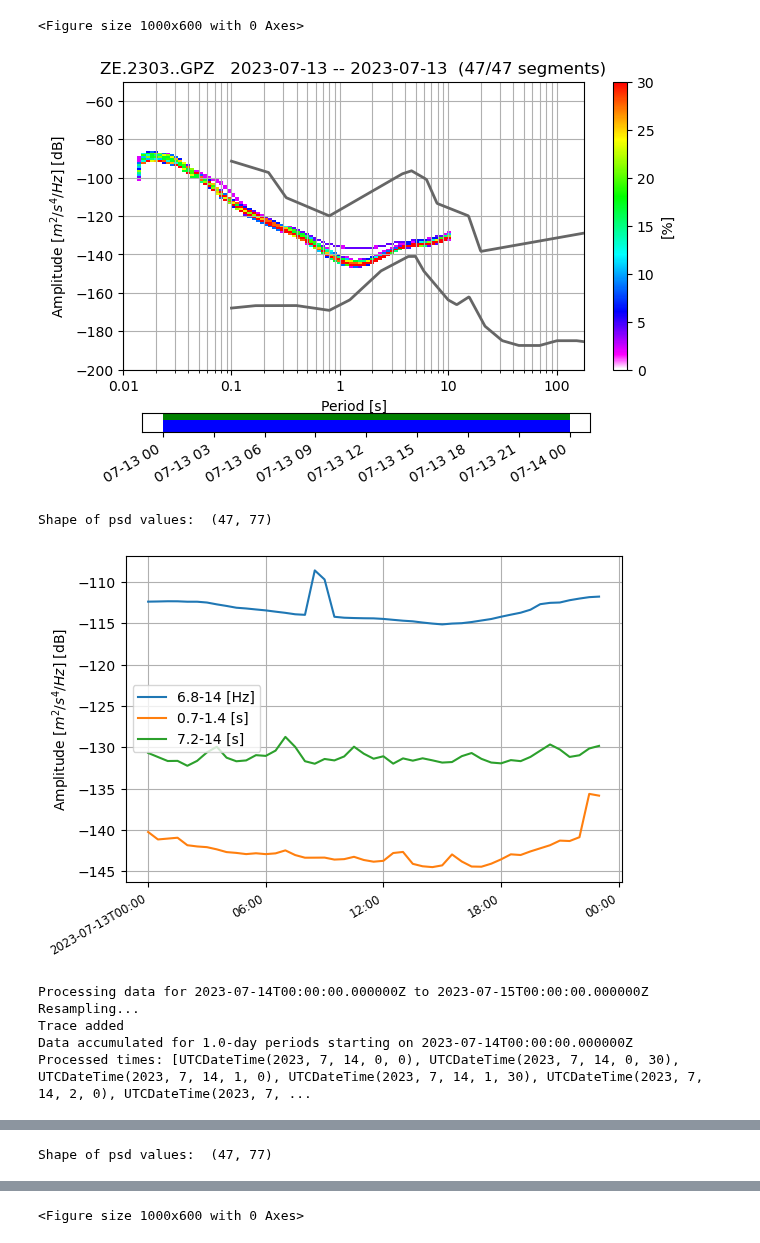
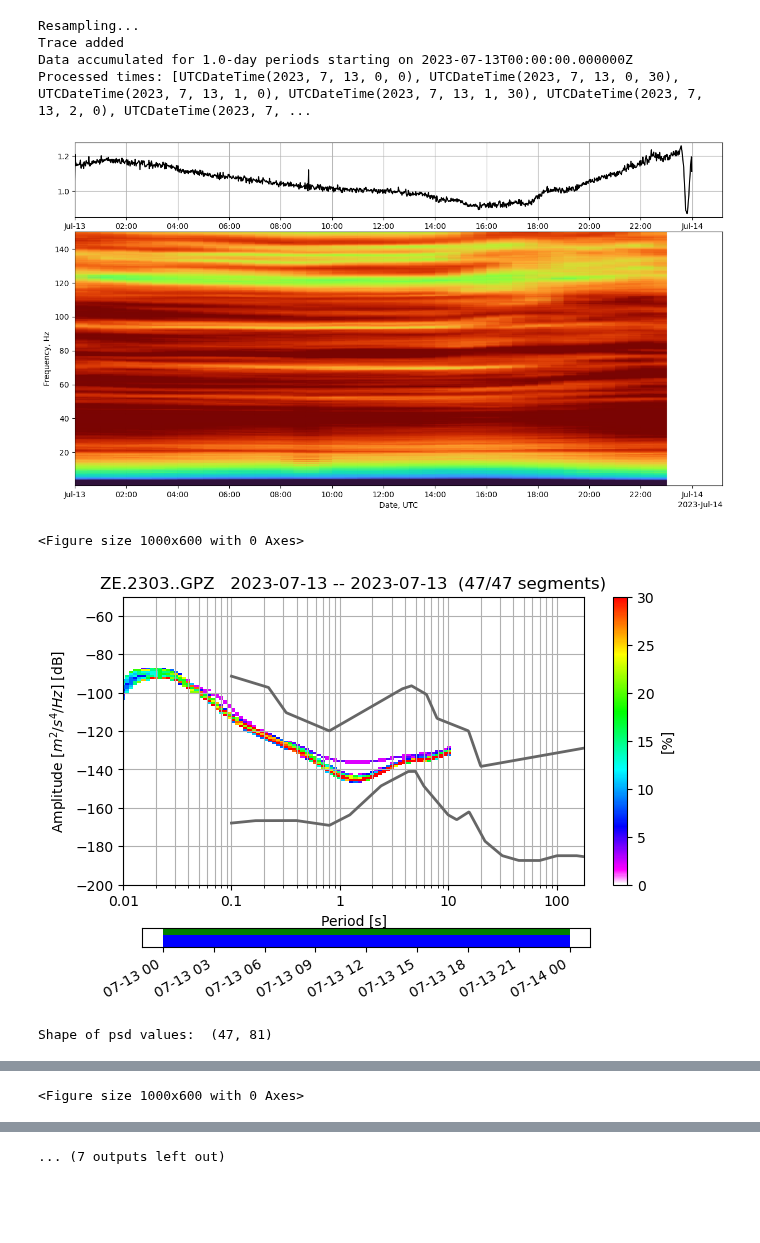
Before and after one commit to taylor-kenyon/FluvialSeismology_Analysis, a Jupyter notebook: PPSD.ipynb, the cells around one changed output, grey strips where cells are left out. Drawn from its saved outputs; the diff is of its cells as text; code cells hidden in the pictures; blank space fills up the shorter version.

Commit message:
added RSAM and spectrogram and made resampling rate 300

```diff
--- a/PPSD.ipynb
+++ b/PPSD.ipynb
@@ -1,33 +22,18 @@
 # %%
-#Working from documentation for Visualizing Probabalistic Power Spectra Densities in the OBSPY 1.4.1 user guide.
-#Objective is to determine a strategy for assessing signal quality between different sites and times.
-#Signals validated by whatever tool can be produced here are intended to be of enough quality to carry forward for figures and additional analysis
-
-#st = read("https://examples.obspy.org/BW.KW1..EHZ.D.2011.037")
-#tr = st.select(id="BW.KW1..EHZ")[0]
-
-import obspy
-from obspy import read, UTCDateTime
-from obspy.io.xseed import Parser
-from obspy.signal import PPSD
-import numpy as np
-import matplotlib.pyplot as plt
-from obspy.imaging.cm import pqlx
-import os
-from obspy.clients.fdsn import Client
-from datetime import timedelta
-
-## example with ZE 2303 GPZ
-# date range: 2023-07-12 to 2023-09-08
+## example with ZE 2303 GPZ 7/13 - 7/16
+## whole date range for ZE 2303 is 2023-07-12 to 2023-09-08
 # but exclude first and last day for cleaner data
 
 # define start and end time for the data range
 start_date = UTCDateTime(2023, 7, 13)  # Start time
 end_date = UTCDateTime(2023, 7, 16)  # End time
-delta = timedelta(days=1)  # define time interval between each iteration (1 day), can just use seconds instead
+delta = 86400
+stas = [2301, 2302, 2303, 2304, 2305, 2306, 2307, 2308, 2309, 2310, 2311, 2312, 2313, 2314, 2315, 2316,
+        'G2301', 'G2302', 'G2303', 'G2304', 'G2305', 'G2306', 'G2307', 'G2308', 'G2309', 'G2310', 'G2311',
+        'G2312', 'G2313', 'G2314', 'G2315', 'G2316']
 
 # define path where .mseed files are stored
-path = 'C:/Users/zzawol/Documents/seismic-data-iris/seismic_data/NO2303'
+path = 'C:/Users/zzawol/Documents/seismic-data-iris/seismic_data/NO2303/GPZ'
 stas = ['ZE.2303..GPZ']  # station IDs
 if not os.path.exists(path):
     os.makedirs(path, exist_ok=True)
@@ -41,6 +47,8 @@ print(f"Station: {nowsta}")
 # assuming filenames follow the pattern 'ZE.2304..GPZ_YYYYMMDDTHHMMSS.mseed'
 file_pattern = f'{path}/{network}.{station}.*.{channel}*.mseed'
 
+## RSAM plot before resample?
+
 # set up metadata
 client = Client("IRISPH5", timeout=600) # timeout (s) - time before connection timeout is raised, default 10s
 inv = client.get_stations(network=network, station=station, location=location, channel=channel, level='response')
@@ -49,11 +57,12 @@ inv = client.get_stations(network=network, station=station, location=location, c
 current_date = start_date
 while current_date < end_date:
     t1 = current_date
-    t2 = current_date + delta  # The next day
+    t2 = current_date + delta  # the next day
     print(f"\nProcessing data for {t1} to {t2}")
 
     try: # read data for the current day
         S = obspy.read(file_pattern, starttime=t1, endtime=t2)
+
     except Exception as e:
         print(f"Error reading data for {t1} to {t2}: {e}")
         current_date += delta
@@ -62,14 +71,22 @@ while current_date < end_date:
     # merge traces to avoid duplicates
     S.merge(method=1)
 
+    # or plot RSAM after merge, before resample?
+    f1 = waveformUtils.multiDaySpectrogram(S, averageLength=3600, fftLength=60, minFreq=0.5, maxFreq=150, cmap='turbo',
+                                      dateLimits=None,
+                                      vmin=0.4, vmax=0.9, plotAverage=True)
+    f1.show()
+
     # # prefiltering for instrument's frequency bandwidth, do before preprocessing
-    # for tr in S:
-    #     pre_filt = [0.01, 1, 100, 150] # values TBD # 4 corner frequencies
+    # for tr in S: # adjust to not read below 0.1 Hz***
+    #     pre_filt = [0.1, 1, 100, 150] # values TBD # 4 corner frequencies
     #     tr.remove_response(inventory=inv, pre_filt=pre_filt, plot=True) # , output="DISP", water_level=60, plot=True)
 
     # resample the data
     print('Resampling...')
-    S.resample(100)  # Resampled rate for final analysis. Note: Consider Nyquist criterion
+    S.resample(300)  # Resampled rate for final analysis. Note: Consider Nyquist criterion
+
+    # or plot RSAM after resample?
 
     # create PPSD object and add traces
     ppsd = None
@@ -117,9 +131,8 @@ Processed times: [UTCDateTime(2023, 7, 13, 0, 0), UTCDateTime(2023, 7, 13, 0, 30
-<Figure size 1000x600 with 0 Axes>
+Resampling...
+Trace added
+Data accumulated for 1.0-day periods starting on 2023-07-13T00:00:00.000000Z
+Processed times: [UTCDateTime(2023, 7, 13, 0, 0), UTCDateTime(2023, 7, 13, 0, 30), UTCDateTime(2023, 7, 13, 1, 0), UTCDateTime(2023, 7, 13, 1, 30), UTCDateTime(2023, 7, 13, 2, 0), UTCDateTime(2023, 7, ...
-[figure, old version]
+[figure, new version]
-Shape of psd values:  (47, 77)
+<Figure size 1000x600 with 0 Axes>
-[figure, old version]
+[figure, new version]
-Processing data for 2023-07-14T00:00:00.000000Z to 2023-07-15T00:00:00.000000Z
-Resampling...
-Trace added
-Data accumulated for 1.0-day periods starting on 2023-07-14T00:00:00.000000Z
-Processed times: [UTCDateTime(2023, 7, 14, 0, 0), UTCDateTime(2023, 7, 14, 0, 30), UTCDateTime(2023, 7, 14, 1, 0), UTCDateTime(2023, 7, 14, 1, 30), UTCDateTime(2023, 7, 14, 2, 0), UTCDateTime(2023, 7, ...
+Shape of psd values:  (47, 81)
@@ -128 +147 @@ Processed times: [UTCDateTime(2023, 7, 14, 0, 0), UTCDateTime(2023, 7, 14, 0, 30
-Shape of psd values:  (47, 77)
+<Figure size 1000x600 with 0 Axes>
@@ -135 +150 @@ Processed times: [UTCDateTime(2023, 7, 15, 0, 0), UTCDateTime(2023, 7, 15, 0, 30
-<Figure size 1000x600 with 0 Axes>
+... (7 outputs left out)
```
Also changed, not shown: parts of 4 cells of this notebook.
